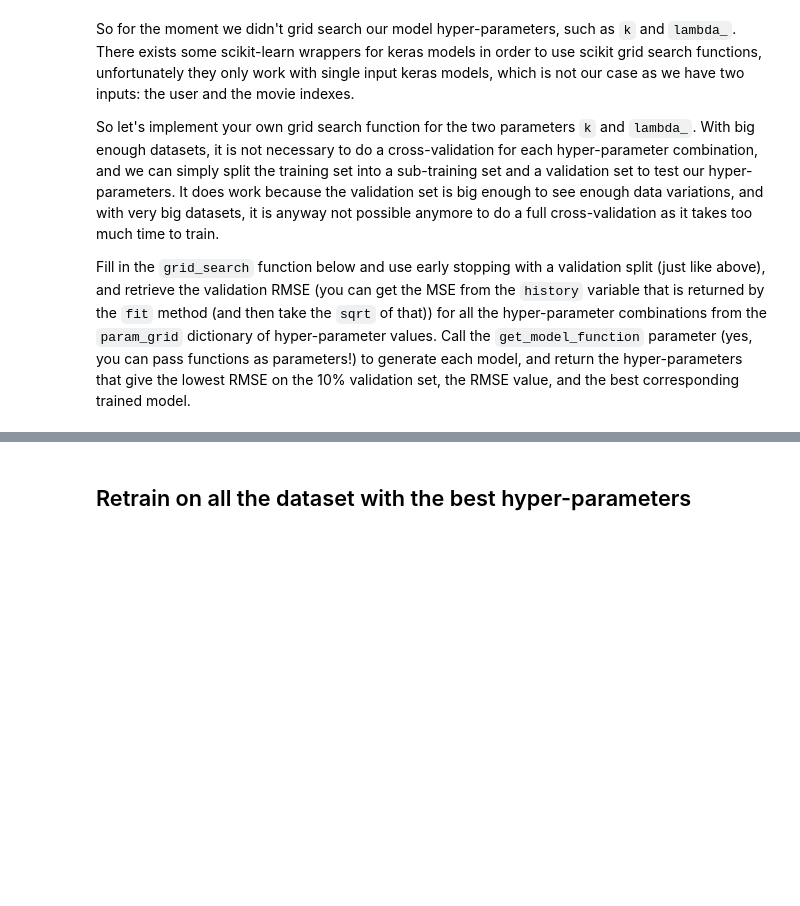
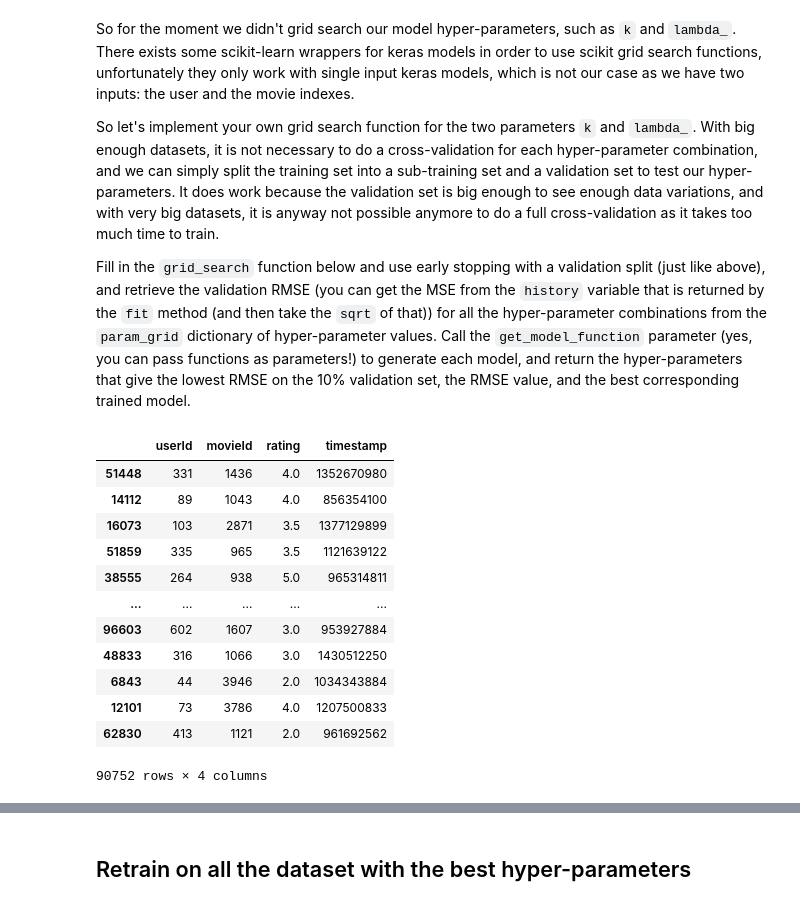
Before and after one commit to thomasmari/DataS3PG, a Jupyter notebook: module/11. ML/4. ML4/Machine_Learning_4_Recommender_Systems.ipynb, the cells around one changed output, grey strips where cells are left out. Drawn from its saved outputs; the diff is of its cells as text; code cells hidden in the pictures; blank space fills up the shorter version.

```diff
--- a/module/11. ML/4. ML4/Machine_Learning_4_Recommender_Systems.ipynb
+++ b/module/11. ML/4. ML4/Machine_Learning_4_Recommender_Systems.ipynb
@@ -536,5 +664,21 @@ def grid_search(data, param_grid, get_model_function, nb_users, nb_movies, valid
 
     return best_params, best_score, best_model
+# %%
+train
+# %% [output]
+|  | userId | movieId | rating | timestamp |
+| 51448 | 331 | 1436 | 4.0 | 1352670980 |
+| 14112 | 89 | 1043 | 4.0 | 856354100 |
+| 16073 | 103 | 2871 | 3.5 | 1377129899 |
+| 51859 | 335 | 965 | 3.5 | 1121639122 |
+| 38555 | 264 | 938 | 5.0 | 965314811 |
+| ... | ... | ... | ... | ... |
+| 96603 | 602 | 1607 | 3.0 | 953927884 |
+| 48833 | 316 | 1066 | 3.0 | 1430512250 |
+| 6843 | 44 | 3946 | 2.0 | 1034343884 |
+| 12101 | 73 | 3786 | 4.0 | 1207500833 |
+| 62830 | 413 | 1121 | 2.0 | 961692562 |
+90752 rows × 4 columns
 # %%
 lambdas_ = [0.0002, 0.00005, 0.00002]
 ks = [15,30]
```
Also changed, not shown: parts of 26 cells of this notebook, 1 other file.
